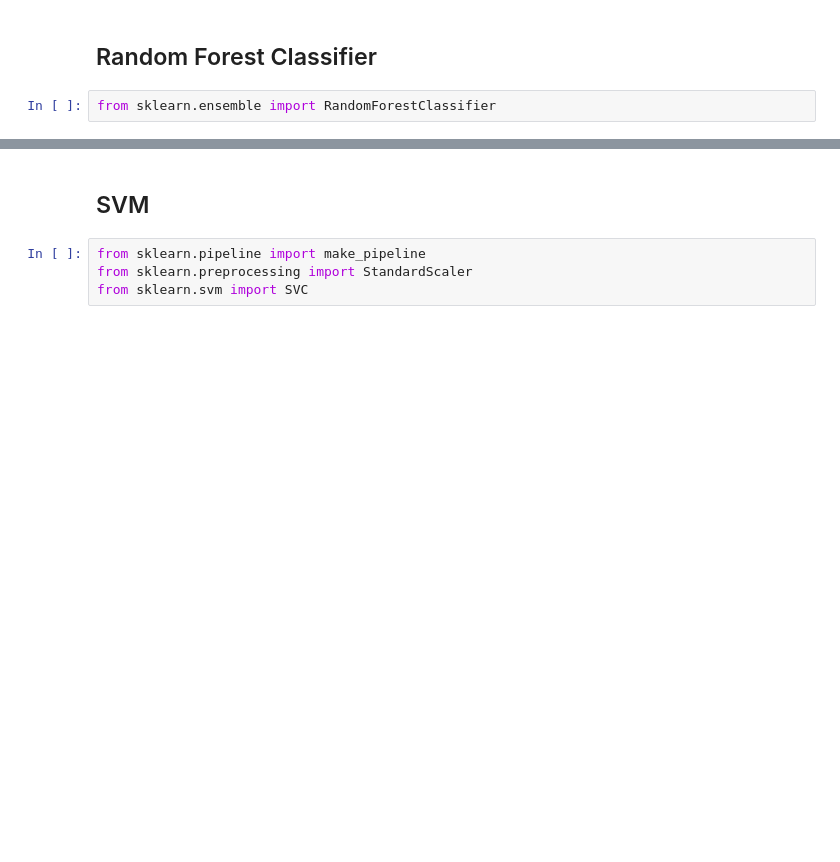
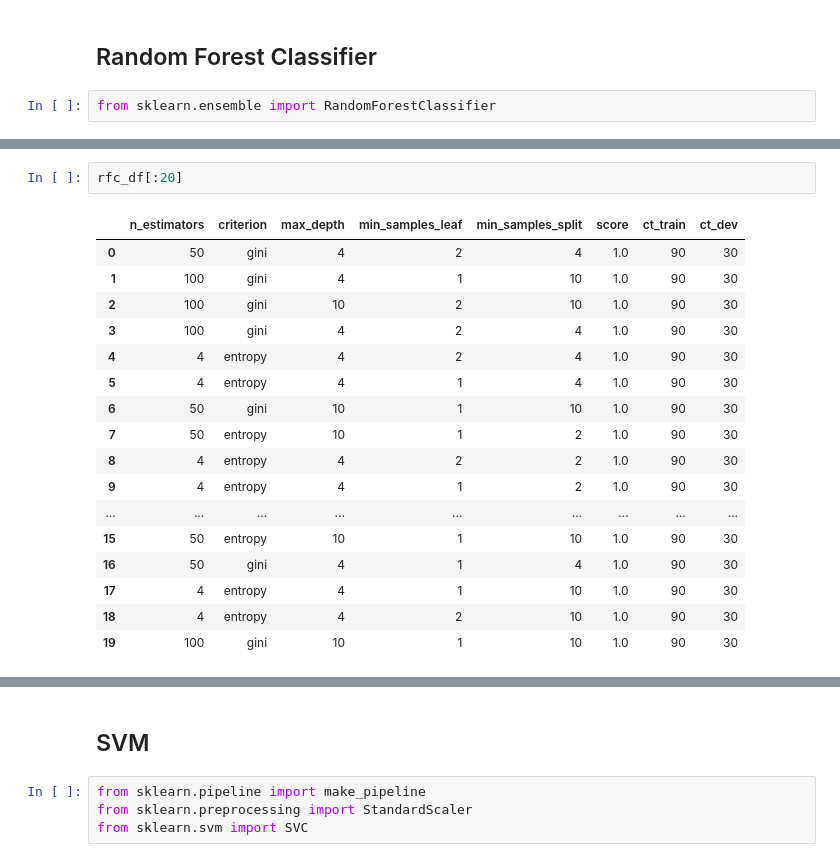
Before and after one commit to Alexander-philip-sage/algorithm_challenges, a Jupyter notebook: iris/Interview_Challenge_Iris.ipynb, the cells around one changed output, grey strips where cells are left out. Cells and saved outputs as stored; diff of their text form; blank space fills up the shorter version.

```diff
--- a/iris/Interview_Challenge_Iris.ipynb
+++ b/iris/Interview_Challenge_Iris.ipynb
@@ -238 +245,21 @@ rfc_df[:15]
+# %%
+rfc_df[:20]
+# %% [output]
+|  | n_estimators | criterion | max_depth | min_samples_leaf | min_samples_split | score | ct_train | ct_dev |
+| 0 | 50 | gini | 4 | 2 | 4 | 1.0 | 90 | 30 |
+| 1 | 100 | gini | 4 | 1 | 10 | 1.0 | 90 | 30 |
+| 2 | 100 | gini | 10 | 2 | 10 | 1.0 | 90 | 30 |
+| 3 | 100 | gini | 4 | 2 | 4 | 1.0 | 90 | 30 |
+| 4 | 4 | entropy | 4 | 2 | 4 | 1.0 | 90 | 30 |
+| 5 | 4 | entropy | 4 | 1 | 4 | 1.0 | 90 | 30 |
+| 6 | 50 | gini | 10 | 1 | 10 | 1.0 | 90 | 30 |
+| 7 | 50 | entropy | 10 | 1 | 2 | 1.0 | 90 | 30 |
+| 8 | 4 | entropy | 4 | 2 | 2 | 1.0 | 90 | 30 |
+| 9 | 4 | entropy | 4 | 1 | 2 | 1.0 | 90 | 30 |
+| ... | ... | ... | ... | ... | ... | ... | ... | ... |
+| 15 | 50 | entropy | 10 | 1 | 10 | 1.0 | 90 | 30 |
+| 16 | 50 | gini | 4 | 1 | 4 | 1.0 | 90 | 30 |
+| 17 | 4 | entropy | 4 | 1 | 10 | 1.0 | 90 | 30 |
+| 18 | 4 | entropy | 4 | 2 | 10 | 1.0 | 90 | 30 |
+| 19 | 100 | gini | 10 | 1 | 10 | 1.0 | 90 | 30 |
 # %% [markdown]
```
Also changed, not shown: parts of 16 cells of this notebook, 2 other files.
